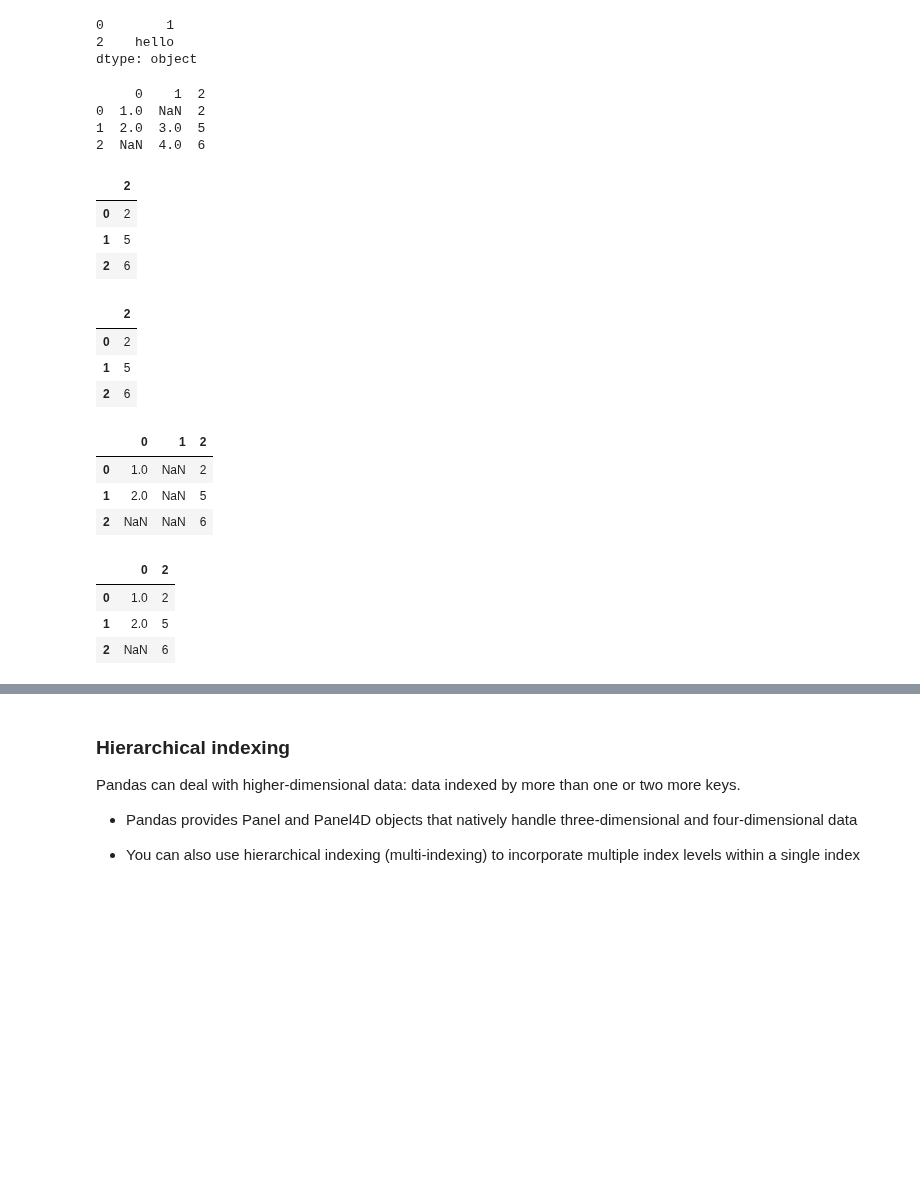
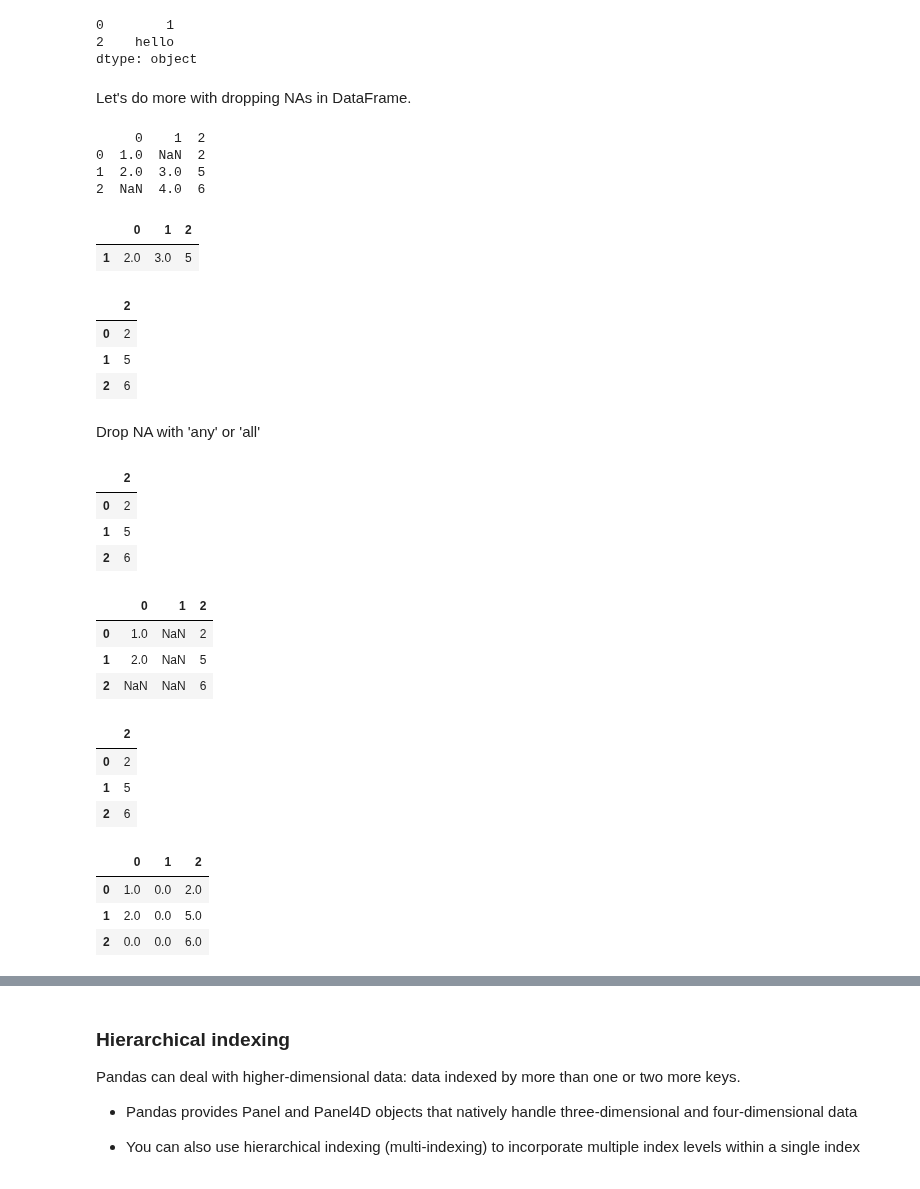
Before and after one commit to YuxiaoLuo/Analytics_Python, a Jupyter notebook: Data_Wrangling/Pandas.ipynb, the cells around one changed output, grey strips where cells are left out. Saved outputs shown, nothing was run; the diff lists cells and outputs as text; code cells hidden in the pictures; blank space fills up the shorter version.

```diff
--- a/Data_Wrangling/Pandas.ipynb
+++ b/Data_Wrangling/Pandas.ipynb
@@ -1243,41 +1311,63 @@ data.dropna()
 0        1
 2    hello
 dtype: object
+# %% [markdown]
+Let's do more with dropping NAs in DataFrame.
 # %%
 df = pd.DataFrame([[1, np.nan, 2], [2, 3, 5], [np.nan, 4, 6]])
 print(df)
-
-
-#drop na by row/column
-df.dropna(axis = 1)
-
-#drop 'any'/'all' na
-df.dropna(how = 'any', axis = 1)
-
-df[1] = np.nan
-df
-df.dropna(how = 'all', axis = 1)
 # %% [output]
      0    1  2
 0  1.0  NaN  2
 1  2.0  3.0  5
 2  NaN  4.0  6
-|  | 2 |
-| 0 | 2 |
-| 1 | 5 |
-| 2 | 6 |
-|  | 2 |
-| 0 | 2 |
-| 1 | 5 |
-| 2 | 6 |
-|  | 0 | 1 | 2 |
-| 0 | 1.0 | NaN | 2 |
-| 1 | 2.0 | NaN | 5 |
-| 2 | NaN | NaN | 6 |
-|  | 0 | 2 |
-| 0 | 1.0 | 2 |
-| 1 | 2.0 | 5 |
-| 2 | NaN | 6 |
+# %%
+# drop na by row
+df.dropna(axis = 0)
+# %% [output]
+|  | 0 | 1 | 2 |
+| 1 | 2.0 | 3.0 | 5 |
+# %%
+#drop na by column
+df.dropna(axis = 1)
+# %% [output]
+|  | 2 |
+| 0 | 2 |
+| 1 | 5 |
+| 2 | 6 |
+# %% [markdown]
+Drop NA with 'any' or 'all'
+# %%
+#drop 'any'/'all' na by column
+df.dropna(how = 'any', axis = 1)
+# %% [output]
+|  | 2 |
+| 0 | 2 |
+| 1 | 5 |
+| 2 | 6 |
+# %%
+df[1] = np.nan
+df
+# %% [output]
+|  | 0 | 1 | 2 |
+| 0 | 1.0 | NaN | 2 |
+| 1 | 2.0 | NaN | 5 |
+| 2 | NaN | NaN | 6 |
+# %%
+# drop na with all by column
+df.dropna(how = 'all', axis = 1)
+# %% [output]
+|  | 2 |
+| 0 | 2 |
+| 1 | 5 |
+| 2 | 6 |
+# %%
+df.fillna(0, axis = 1)
+# %% [output]
+|  | 0 | 1 | 2 |
+| 0 | 1.0 | 0.0 | 2.0 |
+| 1 | 2.0 | 0.0 | 5.0 |
+| 2 | 0.0 | 0.0 | 6.0 |
 # %%
 #filling null values
 data = pd.Series([1, np.nan, 2, None, 3], index=list('abcde'))
```
Also changed, not shown: parts of 49 cells of this notebook, 1 other file.
